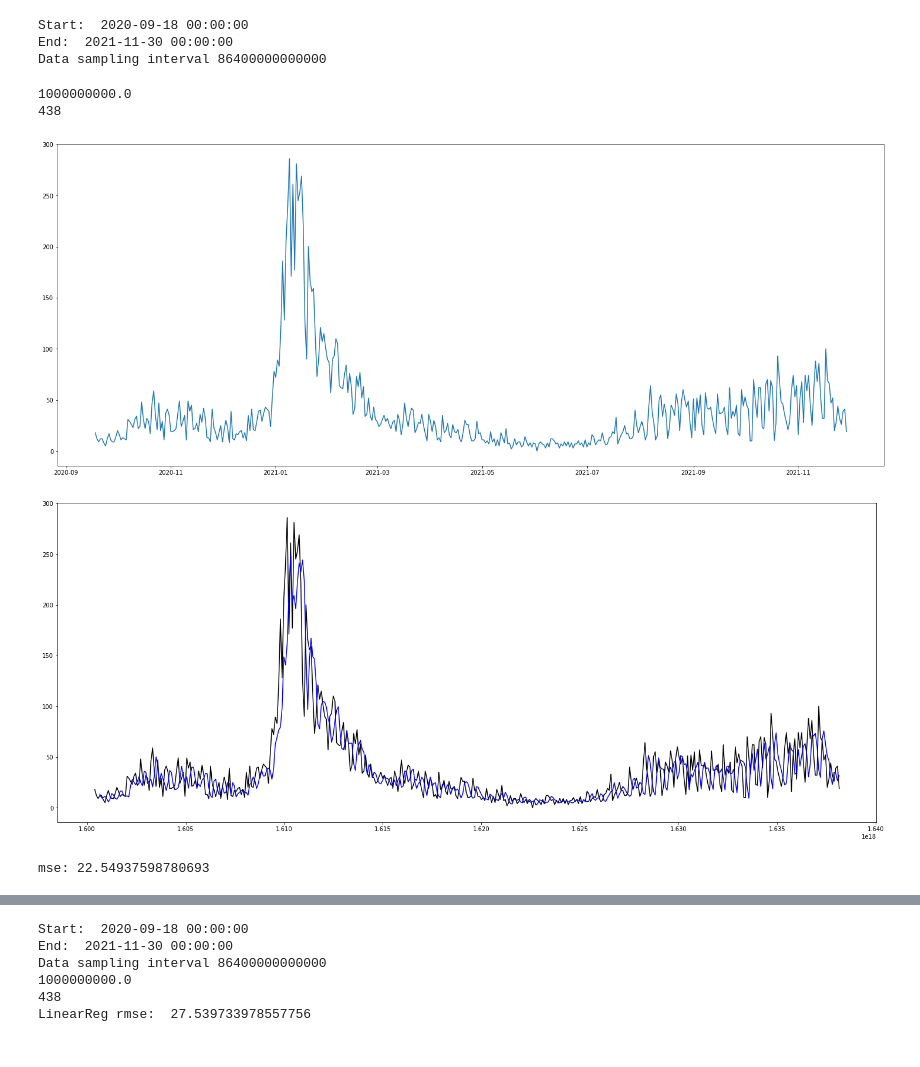
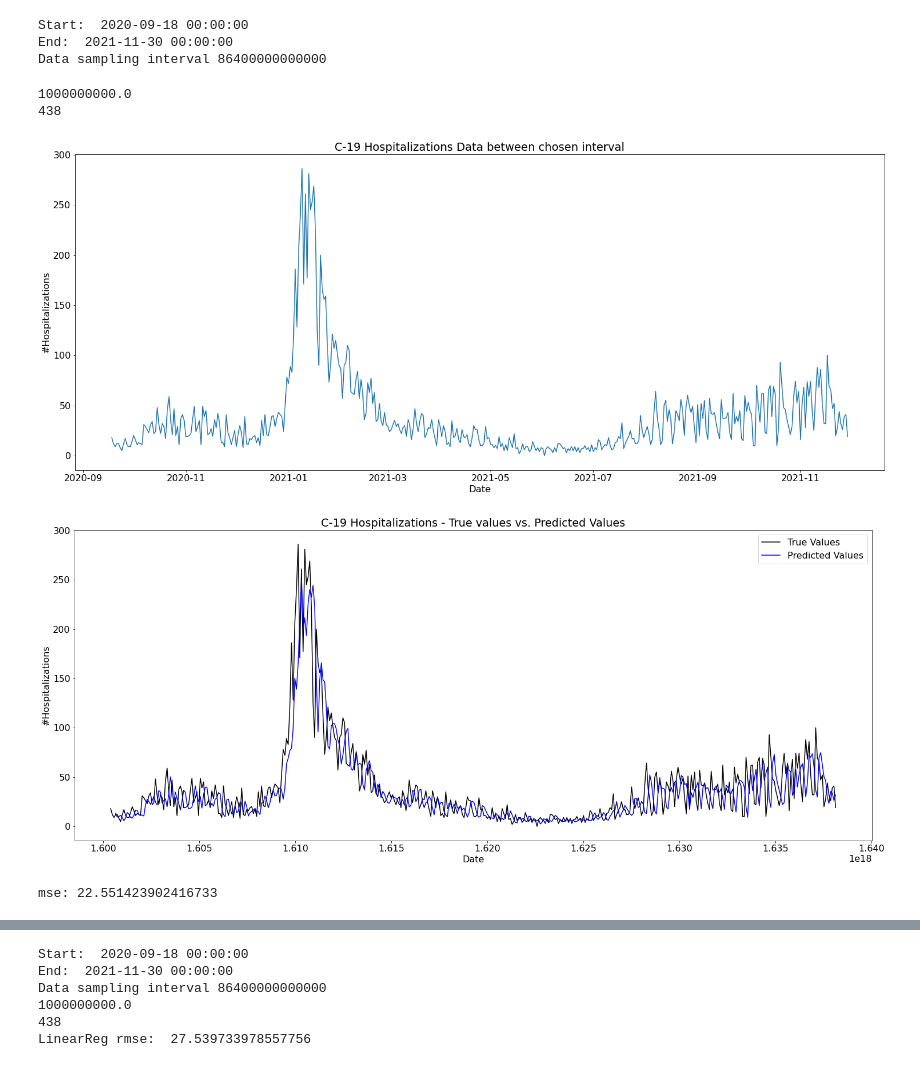
Before and after one commit to Vindhya07/ML_Covid_TimeSeries, a Jupyter notebook: Covid_timeseries.ipynb, the cells around one changed output, grey strips where cells are left out. Drawn from its saved outputs; the diff is of its cells as text; code cells hidden in the pictures.

```diff
--- a/Covid_timeseries.ipynb
+++ b/Covid_timeseries.ipynb
@@ -83,7 +103,10 @@ Text(0, 0.5, 'Hospitalization numbers')
 # i_range = []
 # for i in range(293,400):
 #   i_range.append(df2.Index[i, 'new_HCC'])
-
-plt.plot(df2.iloc[200:638,42])
+plt.rcParams.update({'font.size': 16})
+plt.plot(df2.iloc[200:638,2], df2.iloc[200:638,42])
+plt.xlabel('Date')
+plt.ylabel('#Hospitalizations')
+plt.title('C-19 Hospitalizations Data in selected interval')
 plt.show()
 # %% [output]
@@ -171,15 +239,18 @@ Data sampling interval 86400000000000
 # %%
 t = (t_full[33]-t_full[32])/60/60/24
 print(t)
 ss = pd.array(pd.Index(df2.iloc[200:638,42])).astype(np.int64)
 og_ss = ss
 print(og_ss.size)
 plt.plot(df2.iloc[200:638, 2], ss)
+plt.xlabel('Date')
+plt.ylabel('#Hospitalizations')
+plt.title('C-19 Hospitalizations Data in selected interval')
 plt.show()
 # %% [output]
 1000000000.0
 438
-[figure, old version]
+[figure, new version]
 # %%
 stride = 1
 lag = 2 #determines the feature vector size
@@ -206,8 +277,12 @@ model = Lasso(fit_intercept=False, alpha=0).fit(XX[train], yy[train])
 y_pred = model.predict(XX)
 
 plt.rcParams["figure.figsize"] = (25,10)
-plt.plot(t_full, og_ss, color='black')
-plt.plot(tt, y_pred, color='blue')
+plt.plot(t_full, og_ss, color='black', label='True Values')
+plt.plot(tt, y_pred, color='blue', label='Predicted Values')
+plt.legend()
+plt.xlabel('Date')
+plt.ylabel('#Hospitalizations')
+plt.title('C-19 Hospitalizations - True values vs. Predicted Values')
 plt.show()
 
 from sklearn.metrics import mean_squared_error
@@ -215,7 +290,7 @@ mse = mean_squared_error(yy, y_pred)
 rmse = math.sqrt(mse)
 print("mse:", rmse)
 # %% [output]
-[figure, old version]
+[figure, new version]
-mse: 22.54937598780693
+mse: 22.551423902416733
 # %%
 def train_predict_Ridge(q_step, stride, lag, dd):
```
Also changed, not shown: parts of 22 cells of this notebook, 1 other file.
